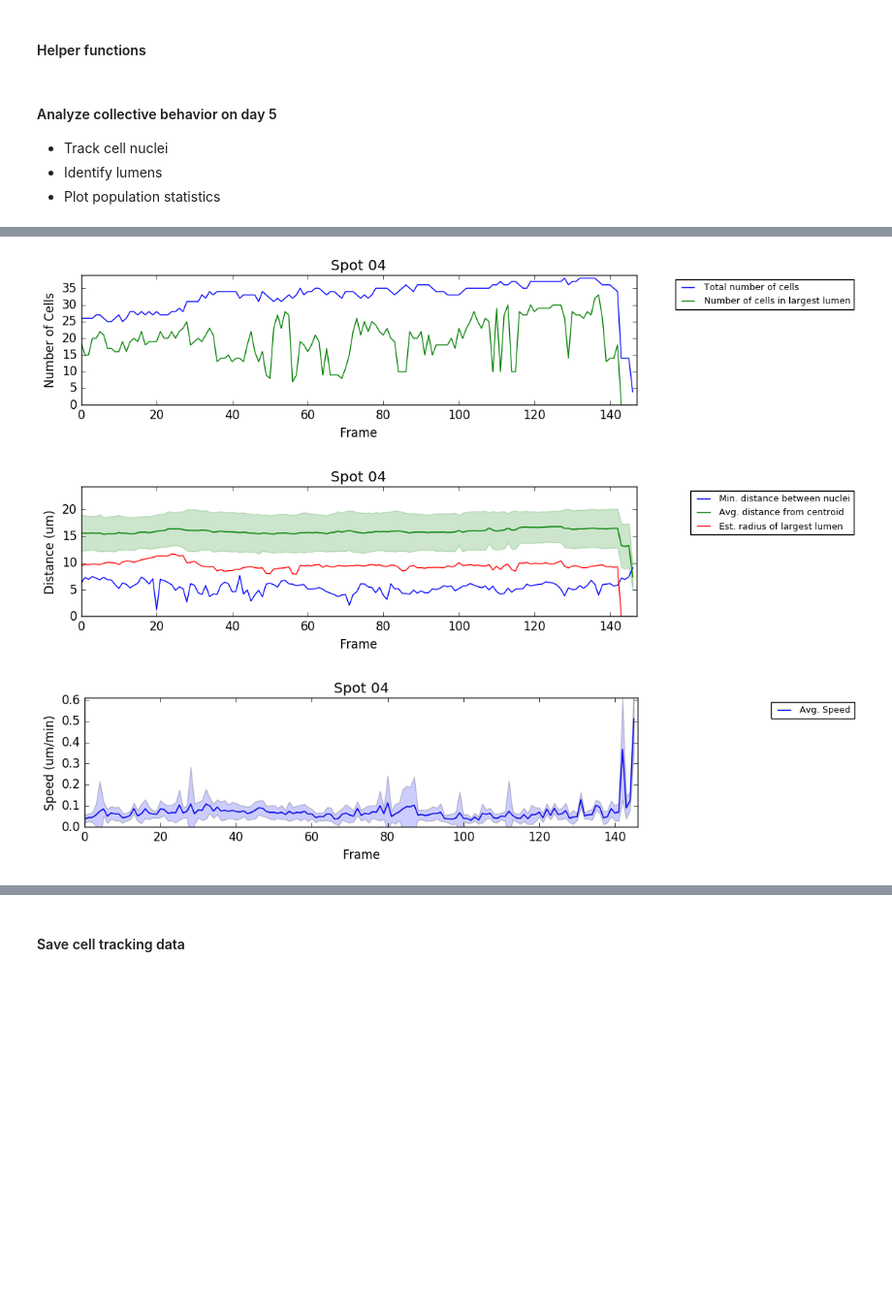
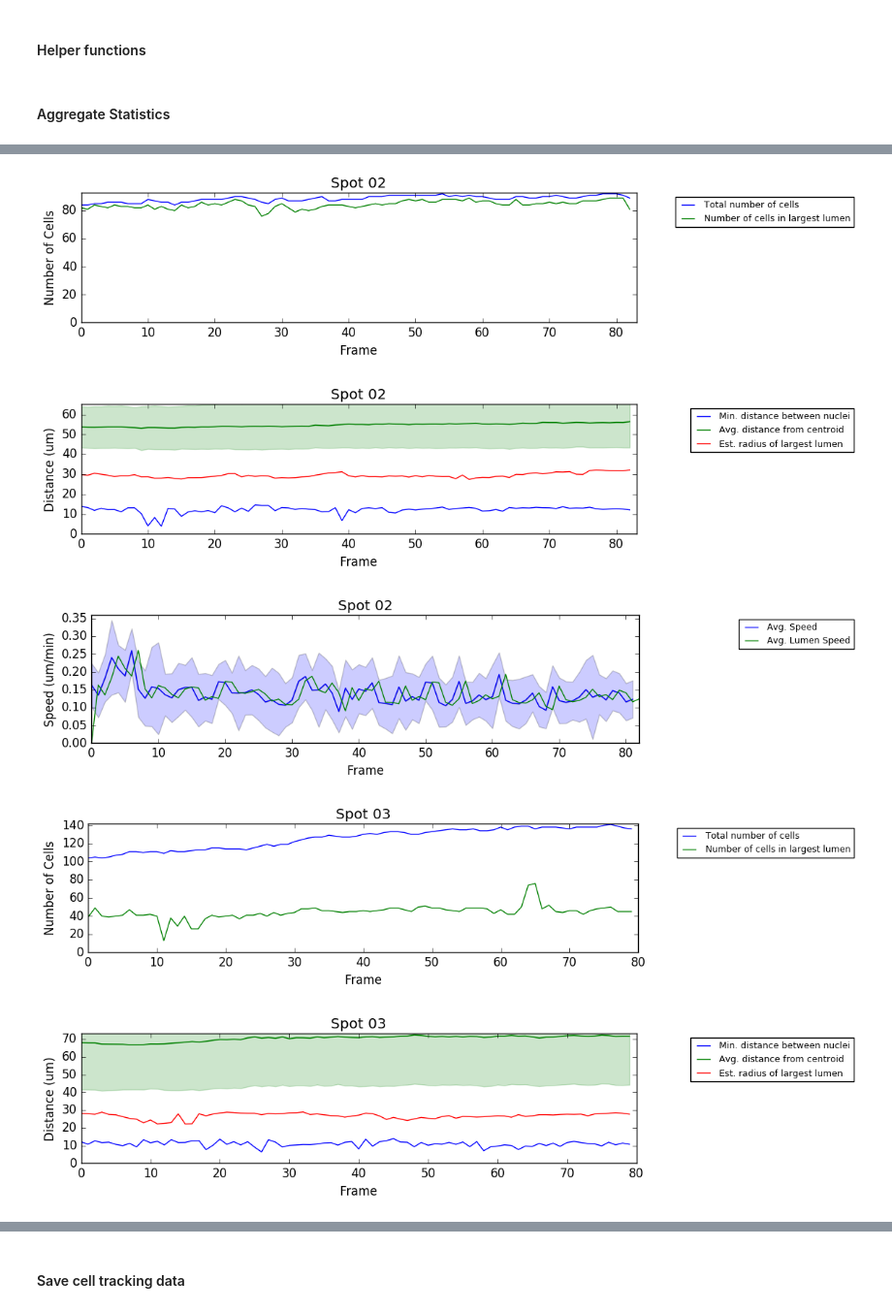
Before and after one commit to dbhaskar92/BrownU-BioMed, a Jupyter notebook: Topological Data Analysis/Quantify Collective Motion.ipynb, the cells around one changed output, grey strips where cells are left out. Shown at 97% size. Cells and saved outputs as stored; diff of their text form; code cells hidden in the pictures; blank space fills up the shorter version.

Commit message:
Added velocity of lumen associated cells

```diff
--- a/Topological Data Analysis/Quantify Collective Motion.ipynb
+++ b/Topological Data Analysis/Quantify Collective Motion.ipynb
@@ -106,15 +135,13 @@ function plot_persistence_diag(dim0barcode_data, dim1barcode_data, dim2barcode_d
     ylabel(L"$\epsilon$")
     show()
 end;
-# %% [markdown]
-#### Analyze collective behavior on day 5
-- Track cell nuclei
-- Identify lumens
-- Plot population statistics
+# %% [markdown]
+#### Aggregate Statistics
 # %%
-day5_data = glob("*.csv", "YuLong_Data/day_5/");
+daystring = "10"
+file_list = glob("*.csv", "YuLong_Data/day_" * daystring * "/");
 
-for fp in day5_data[1:4]
+for fp in file_list[1:4]
 
     filename = split(fp, "/")[end]
     fnameparts = split(filename, "spot")
@@ -122,7 +149,7 @@ for fp in day5_data[1:4]
         continue
     end
     spotstring = fnameparts[1]
-    max_frame = get_max_frame("5", spotstring)
+    max_frame = get_max_frame(daystring, spotstring)
 
     numcells = []
     largest_lumen = []
@@ -132,12 +159,13 @@ for fp in day5_data[1:4]
     std_dist_COM = []
     avg_speed = []
     std_speed = []
+    avg_lumen_speed = []
 
     for tp in range(0, stop=max_frame)
 
-        cell_positions = load_postion_data("5", spotstring, tp)
+        cell_positions = load_postion_data(daystring, spotstring, tp)
         if tp > 0
-            (distances, displacements, track_ids) = get_cell_displacements("5", spotstring, tp)
+            (distances, displacements, track_ids) = get_cell_displacements(daystring, spotstring, tp)
             append!(avg_speed, mean(distances)/15)
             append!(std_speed, std(distances/15))
         end
@@ -165,12 +193,36 @@ for fp in day5_data[1:4]
                 dim2_bar_lengths = TDA_barcode_dim2[:,2] - TDA_barcode_dim2[:,1]
                 s_idx = sortperm(dim2_bar_lengths, alg=QuickSort)
                 dim2_largest_hole = classrep(TDA_diag, class=s_idx[end], dim=2)
-                append!(largest_lumen, length(unique(dim2_largest_hole)))
+                lumen_cell_ids = unique(dim2_largest_hole)
+                append!(largest_lumen, length(lumen_cell_ids))
                 dim2barcode_sorted_inc = TDA_barcode_dim2[s_idx,:]
                 append!(largest_lumen_diameter, dim2barcode_sorted_inc[end,2])
+                if tp > 0
+                    pos_x = []
+                    pos_y = []
+                    pos_z = []
+                    for cid in lumen_cell_ids
+                        (p_x, p_y, p_z) = cell_positions[cid,:]
+                        append!(pos_x, p_x)
+                        append!(pos_y, p_y)
+                        append!(pos_z, p_z)
+                    end
+                    tIDs = get_trackids(daystring, spotstring, tp, pos_x, pos_y, pos_z)
+                    dist_travelled = []
+                    for tid in tIDs
+                        search_res = findall(x->x==tid, track_ids)
+                        if length(search_res) == 1
+                            append!(dist_travelled, distances[search_res[1]])
+                        end
+                    end
+                    append!(avg_lumen_speed, mean(dist_travelled)/15)
+                else
+                    append!(avg_lumen_speed, 0)
+                end
             else
                 append!(largest_lumen, 0)
                 append!(largest_lumen_diameter, 0)
+                append!(avg_lumen_speed, 0)
             end
             dim0_bar_lengths = TDA_barcode_dim0[:,2] - TDA_barcode_dim0[:,1]
             s_idx = sortperm(dim0_bar_lengths, alg=QuickSort)
@@ -217,6 +269,7 @@ for fp in day5_data[1:4]
     plot(avg_speed, label="Avg. Speed")
     fill_between(0:(max_frame-1), avg_speed, avg_speed+std_speed, alpha=0.2)
     fill_between(0:(max_frame-1), avg_speed, avg_speed-std_speed, alpha=0.2)
+    plot(avg_lumen_speed, label="Avg. Lumen Speed")
     xlim([0, max_frame])
     ylim([0, maximum(avg_speed)+0.1])
     ylabel("Speed (um/min)")
@@ -252,3 +308,5 @@ WARNING: Day 5 Spot 04 Track ID 54 Frame 113 Distance travelled: 12.5 um
-[figure, old version]
+[figure, new version]
-[figure, old version]
+[figure, new version]
-[figure, old version]
+[figure, new version]
+[figure, added]
+[figure, added]
```
Also changed, not shown: parts of 11 cells of this notebook.
